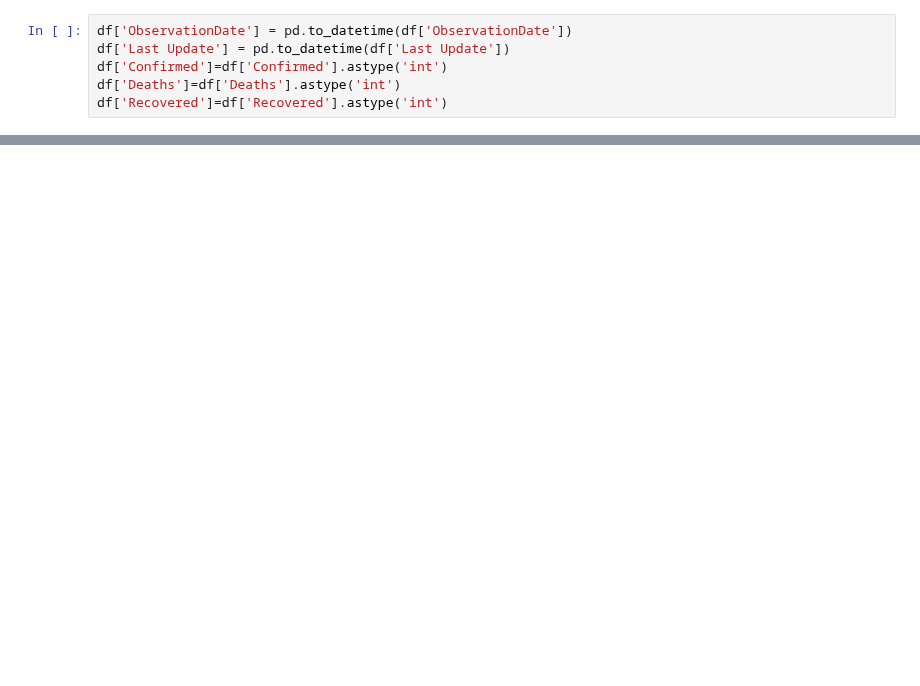
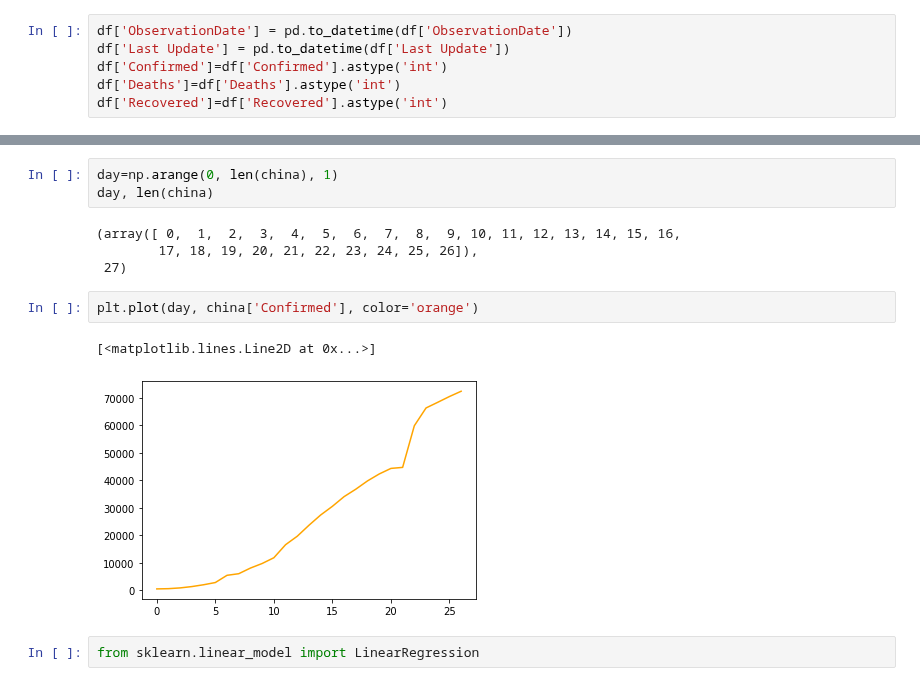
Before and after one commit to firefistKunal/DataScienceN00b, a Jupyter notebook: track_covid-19/china.ipynb, the cells around one changed output, grey strips where cells are left out. Drawn from its saved outputs; the diff is of its cells as text; blank space fills up the shorter version.

```diff
--- a/track_covid-19/china.ipynb
+++ b/track_covid-19/china.ipynb
@@ -96,0 +111,14 @@ plt.plot(china['Confirmed'], china['new cases'])
+# %%
+day=np.arange(0, len(china), 1)
+day, len(china)
+# %% [output]
+(array([ 0,  1,  2,  3,  4,  5,  6,  7,  8,  9, 10, 11, 12, 13, 14, 15, 16,
+        17, 18, 19, 20, 21, 22, 23, 24, 25, 26]),
+ 27)
+# %%
+plt.plot(day, china['Confirmed'], color='orange')
+# %% [output]
+[<matplotlib.lines.Line2D at 0x...>]
+[figure, added]
+# %%
+from sklearn.linear_model import LinearRegression
```
Also changed, not shown: parts of 15 cells of this notebook, 2 other files.
